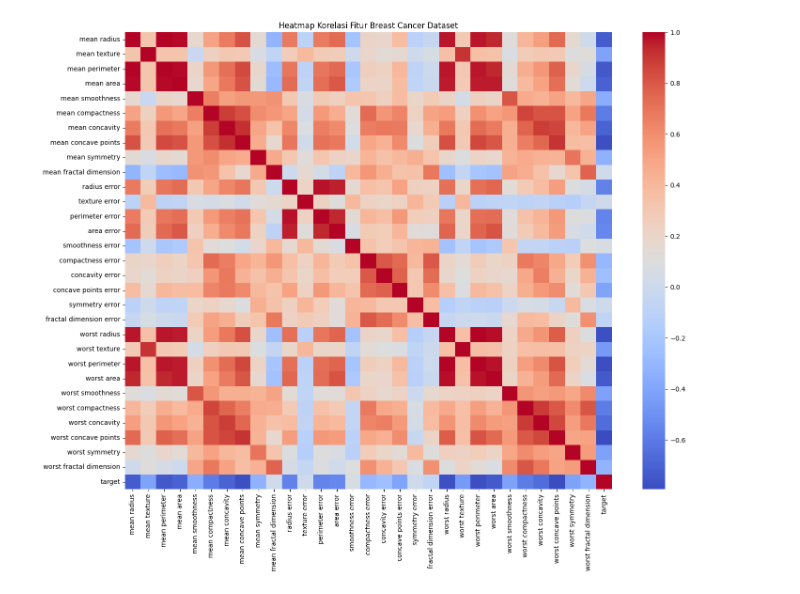
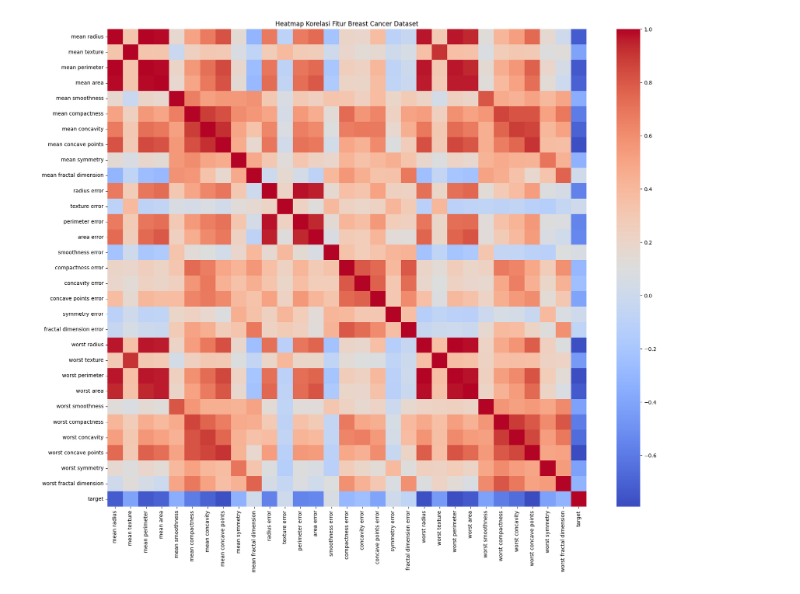
Before and after one commit to deynab/Eksperimen_SML_deynabs, a Jupyter notebook: preprocessing/Eksperimen_deynabs.ipynb, the cells around one changed output. Cells and saved outputs as stored; diff of their text form; code cells hidden in the pictures.

```diff
--- a/preprocessing/Eksperimen_deynabs.ipynb
+++ b/preprocessing/Eksperimen_deynabs.ipynb
@@ -102,9 +179,9 @@ plt.show()
 # %%
-# Cell 5 - Heatmap Korelasi
-plt.figure(figsize=(15,12))
+# 4.6 Heatmap Korelasi
+plt.figure(figsize=(18,15))
 sns.heatmap(df.corr(), annot=False, cmap='coolwarm')
 plt.title('Heatmap Korelasi Fitur Breast Cancer Dataset')
 plt.tight_layout()
 plt.show()
 # %% [output]
-[figure, old version]
+[figure, new version]
```
Also changed, not shown: parts of 27 cells of this notebook, 2 other files.
